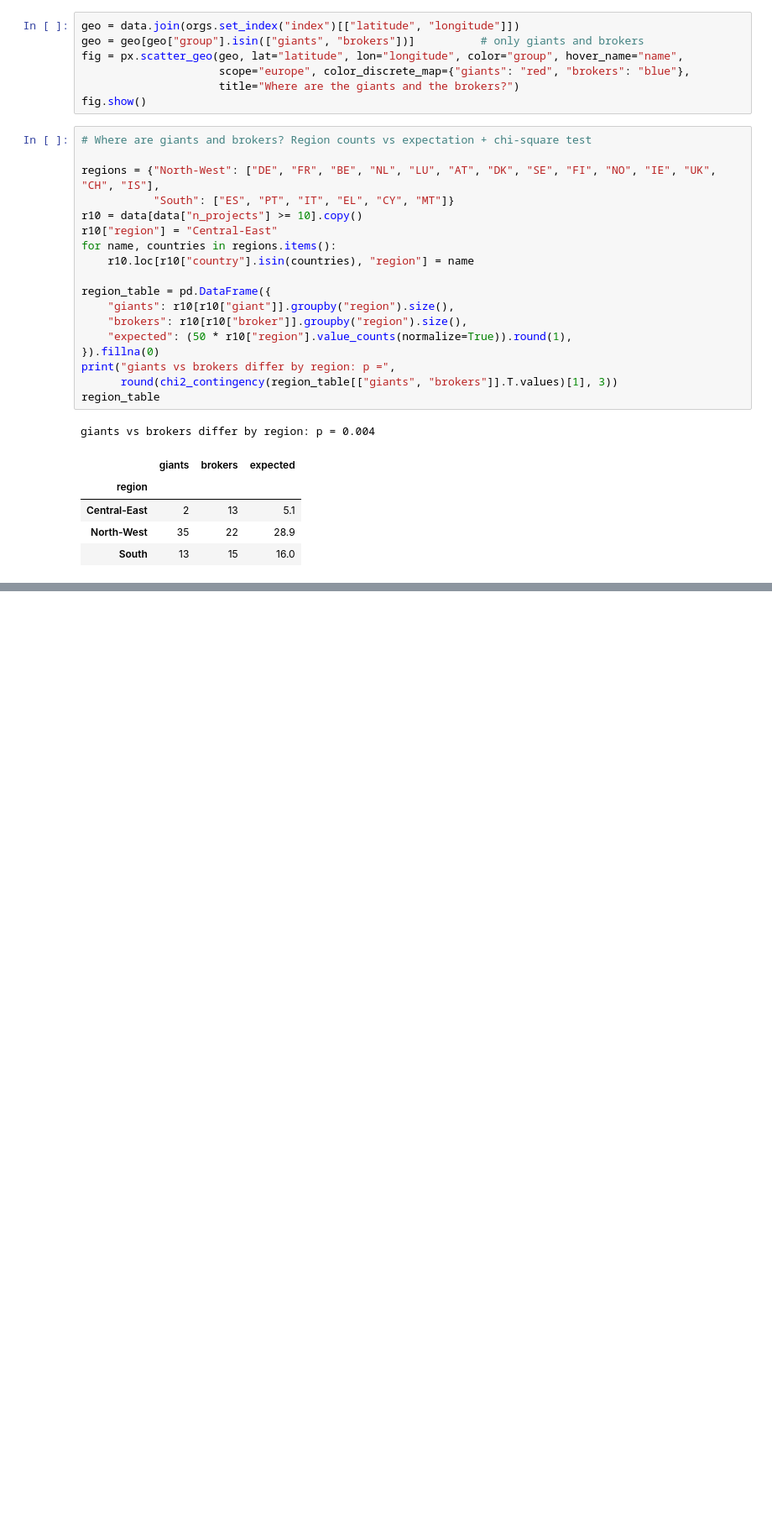
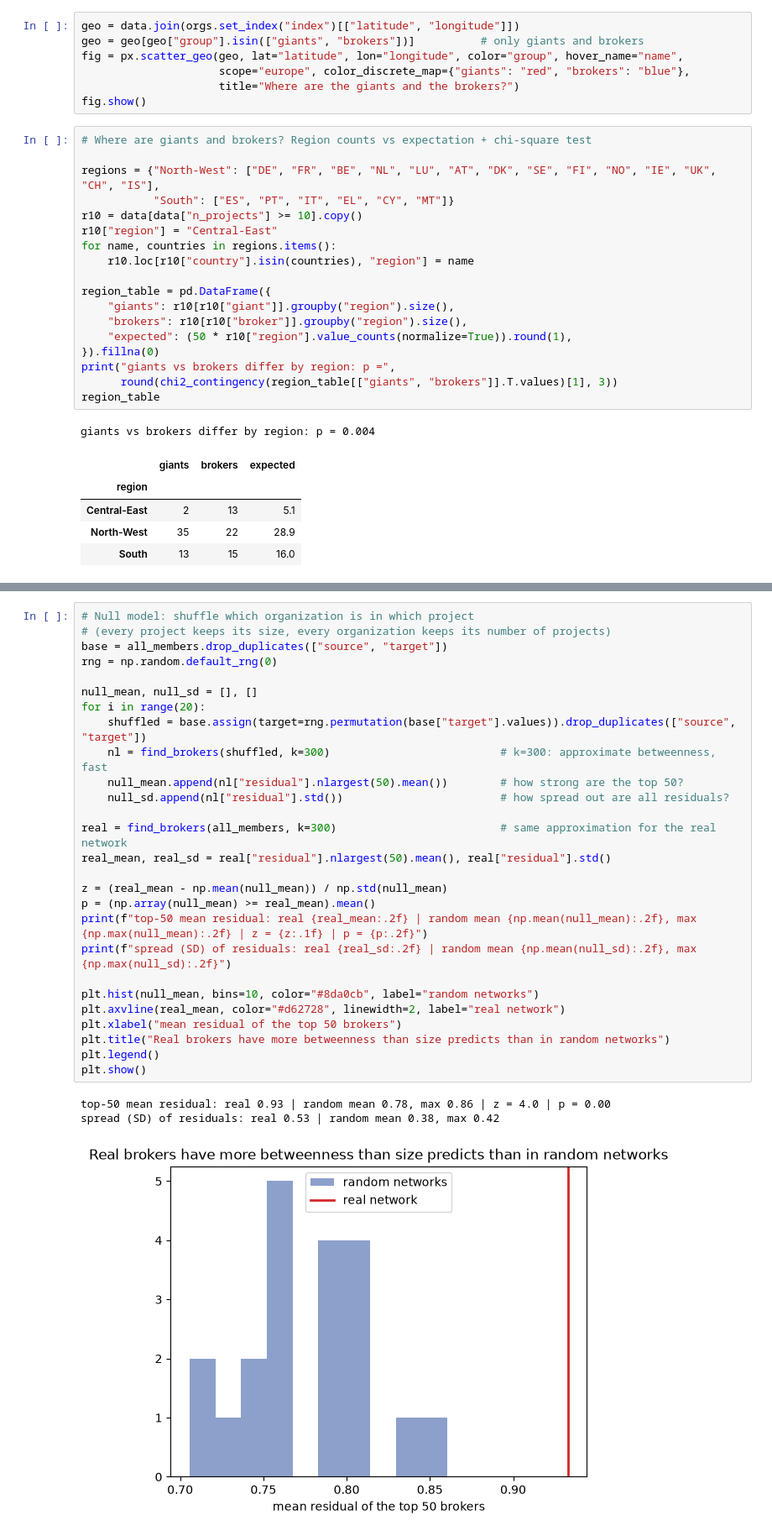
Before and after one commit to lindatruong/ANS-Project-2026, a Jupyter notebook: network_project_new.ipynb, the cells around one changed output, grey strips where cells are left out. Shown at 84% size. Saved outputs shown, nothing was run; the diff lists cells and outputs as text; blank space fills up the shorter version.

```diff
--- a/network_project_new.ipynb
+++ b/network_project_new.ipynb
@@ -627,0 +713,31 @@ giants vs brokers differ by region: p = 0.004
+# %%
+# Null model: shuffle which organization is in which project
+# (every project keeps its size, every organization keeps its number of projects)
+base = all_members.drop_duplicates(["source", "target"])
+rng = np.random.default_rng(0)
+
+null_mean, null_sd = [], []
+for i in range(20):
+    shuffled = base.assign(target=rng.permutation(base["target"].values)).drop_duplicates(["source", "target"])
+    nl = find_brokers(shuffled, k=300)                          # k=300: approximate betweenness, fast
+    null_mean.append(nl["residual"].nlargest(50).mean())        # how strong are the top 50?
+    null_sd.append(nl["residual"].std())                        # how spread out are all residuals?
+
+real = find_brokers(all_members, k=300)                         # same approximation for the real network
+real_mean, real_sd = real["residual"].nlargest(50).mean(), real["residual"].std()
+
+z = (real_mean - np.mean(null_mean)) / np.std(null_mean)
+p = (np.array(null_mean) >= real_mean).mean()
+print(f"top-50 mean residual: real {real_mean:.2f} | random mean {np.mean(null_mean):.2f}, max {np.max(null_mean):.2f} | z = {z:.1f} | p = {p:.2f}")
+print(f"spread (SD) of residuals: real {real_sd:.2f} | random mean {np.mean(null_sd):.2f}, max {np.max(null_sd):.2f}")
+
+plt.hist(null_mean, bins=10, color="#8da0cb", label="random networks")
+plt.axvline(real_mean, color="#d62728", linewidth=2, label="real network")
+plt.xlabel("mean residual of the top 50 brokers")
+plt.title("Real brokers have more betweenness than size predicts than in random networks")
+plt.legend()
+plt.show()
+# %% [output]
+top-50 mean residual: real 0.93 | random mean 0.78, max 0.86 | z = 4.0 | p = 0.00
+spread (SD) of residuals: real 0.53 | random mean 0.38, max 0.42
+[figure, added]
```
Also changed, not shown: parts of 5 cells of this notebook.
